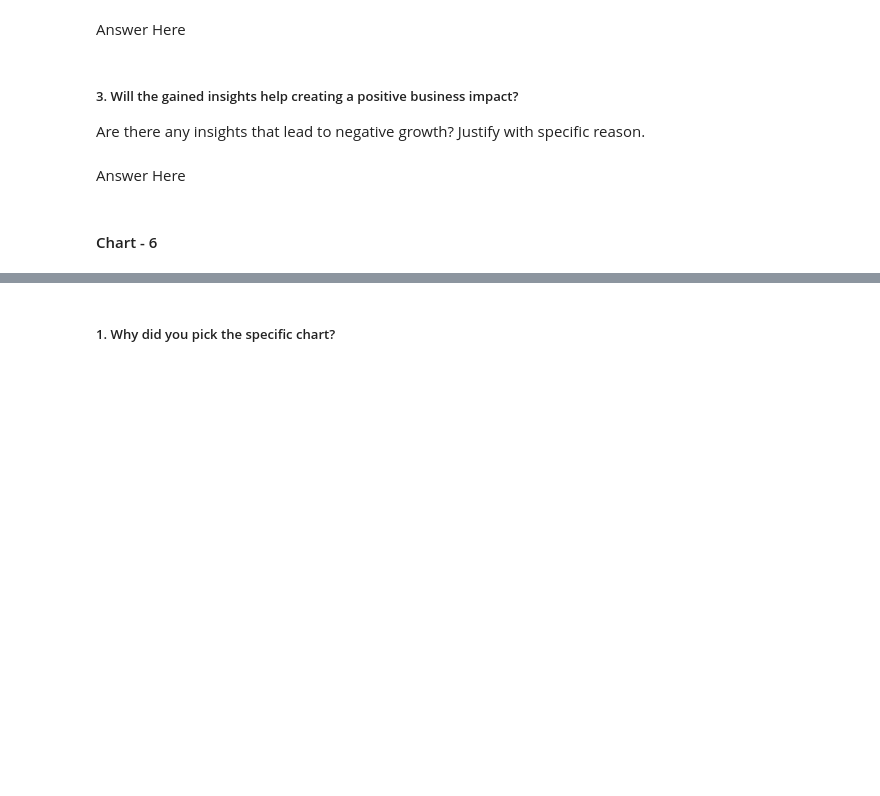
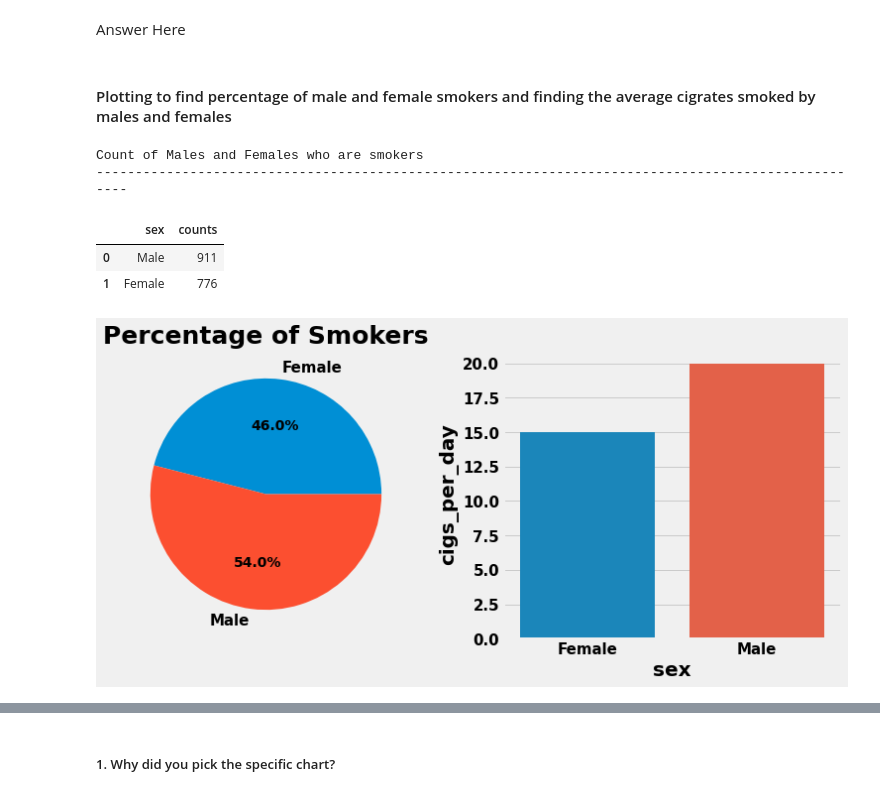
Before and after one commit to 7-sumit/Cardiovascular-Risk-Prediction, a Jupyter notebook: Cardiovascular_Risk_Prediction.ipynb, the cells around one changed output, grey strips where cells are left out. Saved outputs shown, nothing was run; the diff lists cells and outputs as text; code cells hidden in the pictures; blank space fills up the shorter version.

```diff
--- a/Cardiovascular_Risk_Prediction.ipynb
+++ b/Cardiovascular_Risk_Prediction.ipynb
@@ -434,10 +434,3 @@ Answer Here.
 ##### 2. What is/are the insight(s) found from the chart?
 # %% [markdown]
 Answer Here
-# %% [markdown]
-##### 3. Will the gained insights help creating a positive business impact?
-Are there any insights that lead to negative growth? Justify with specific reason.
-# %% [markdown]
-Answer Here
-# %% [markdown]
-#### Chart - 6
@@ -445,0 +437,26 @@ Answer Here
+# %% [markdown]
+#### Plotting to find percentage of male and female smokers and finding the average cigrates smoked by males and females
+# %%
+# Creating a df containing only smokers for analysis
+smokers_df = df1.loc[df1['is_smoking']=='Yes',['sex','is_smoking','cigs_per_day','ten_year_chd']]
+
+# Aggregating by gender and finding count of male and female smokers,also finding avg cigs per day by males and females
+count_median_df = smokers_df.groupby('sex').agg({'ten_year_chd':'count','cigs_per_day':'median'}).reset_index()
+
+# Plotting pie chart for showing percentage of male-female smokers, also barchart for avg cigarates smoked per day by males and females
+fig,ax = plt.subplots(1,2,figsize=(12,5))
+ax[0].pie(count_median_df['ten_year_chd'],autopct='%1.1f%%',labels=['Female','Male'])
+ax[0].set_title('Percentage of Smokers')
+sns.barplot(data=count_median_df,x='sex',y='cigs_per_day',ax=ax[1])
+fig.show()
+
+print('Count of Males and Females who are smokers')
+print(100*'-')
+smokers_df['sex'].value_counts().reset_index().rename(columns={'index':'sex','sex':'counts'})
+# %% [output]
+Count of Males and Females who are smokers
+----------------------------------------------------------------------------------------------------
+|  | sex | counts |
+| 0 | Male | 911 |
+| 1 | Female | 776 |
+[figure, added]
```
Also changed, not shown: parts of 16 cells of this notebook.
